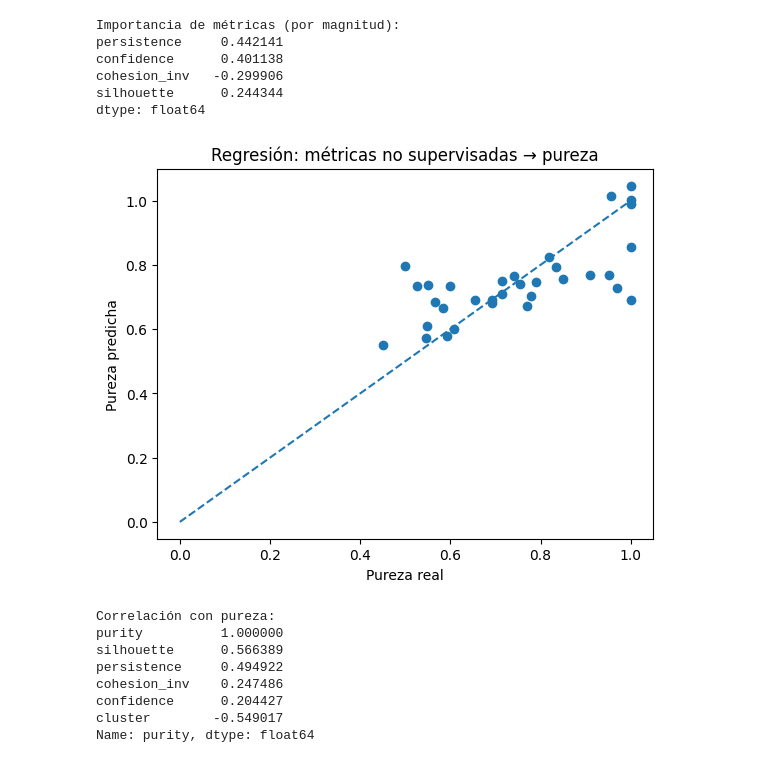
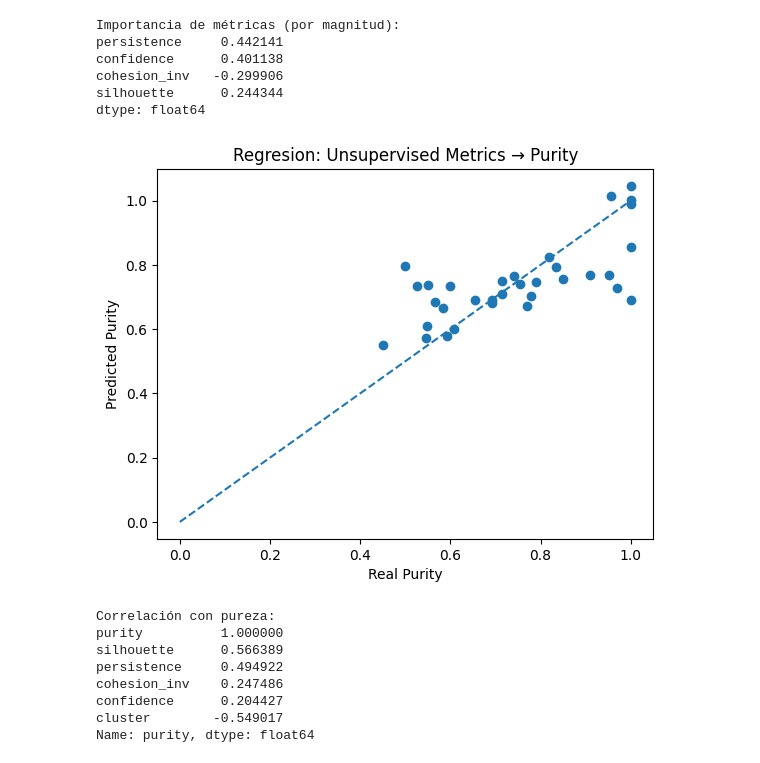
Before and after one commit to arielpincayy/iwildcam_preprocessing_pipeline, a Jupyter notebook: clustering_pipeline.ipynb, the cells around one changed output. Cells and saved outputs as stored; diff of their text form; code cells hidden in the pictures.

```diff
--- a/clustering_pipeline.ipynb
+++ b/clustering_pipeline.ipynb
@@ -24,3 +24,36 @@ ANIMALS_FOLDER = 'Animales'
 EMPTY_FOLDER = 'Vacias'
 
 path_animales_img = os.path.join(SORTED_DIR, ANIMALS_FOLDER)
+# %%
+import random
+import matplotlib.pyplot as plt
+from PIL import Image
+
+# 📁 Ruta de tu carpeta de imágenes
+folder_path = "/home/ariel/Desktop/iwildcam_preprocessing_pipeline/Ecuador/dataset_ecuador/ecuador1/cam1613"
+
+# 📌 Extensiones válidas
+valid_ext = (".jpg", ".jpeg", ".png", ".bmp", ".gif")
+
+# 📂 Obtener lista de imágenes
+image_paths = [
+    os.path.join(folder_path, f)
+    for f in os.listdir(folder_path)
+    if f.lower().endswith(valid_ext)
+]
+
+n = min(5, len(image_paths))
+sample_paths = random.sample(image_paths, n)
+
+# 🎨 Graficar
+plt.figure(figsize=(15, 5))
+
+for i, path in enumerate(sample_paths):
+    img = Image.open(path)
+
+    plt.subplot(1, n, i + 1)
+    plt.imshow(img)
+    plt.axis("off")
+
+plt.tight_layout()
+plt.show()
@@ -811,21 +655,21 @@ dtype: float64
 # %%
 import matplotlib.pyplot as plt
 
 y_pred = model.predict(X)
 
 plt.figure()
 plt.scatter(y, y_pred)
 
-plt.xlabel("Pureza real")
-plt.ylabel("Pureza predicha")
-plt.title("Regresión: métricas no supervisadas → pureza")
+plt.xlabel("Real Purity")
+plt.ylabel("Predicted Purity")
+plt.title("Regresion: Unsupervised Metrics → Purity")
 
 # línea ideal
 plt.plot([0,1], [0,1], linestyle="--")
 
 plt.show()
 # %% [output]
-[figure, old version]
+[figure, new version]
 # %%
 print("\nCorrelación con pureza:")
 print(df.corr()["purity"].sort_values(ascending=False))
```
Also changed, not shown: parts of 3 cells of this notebook.
